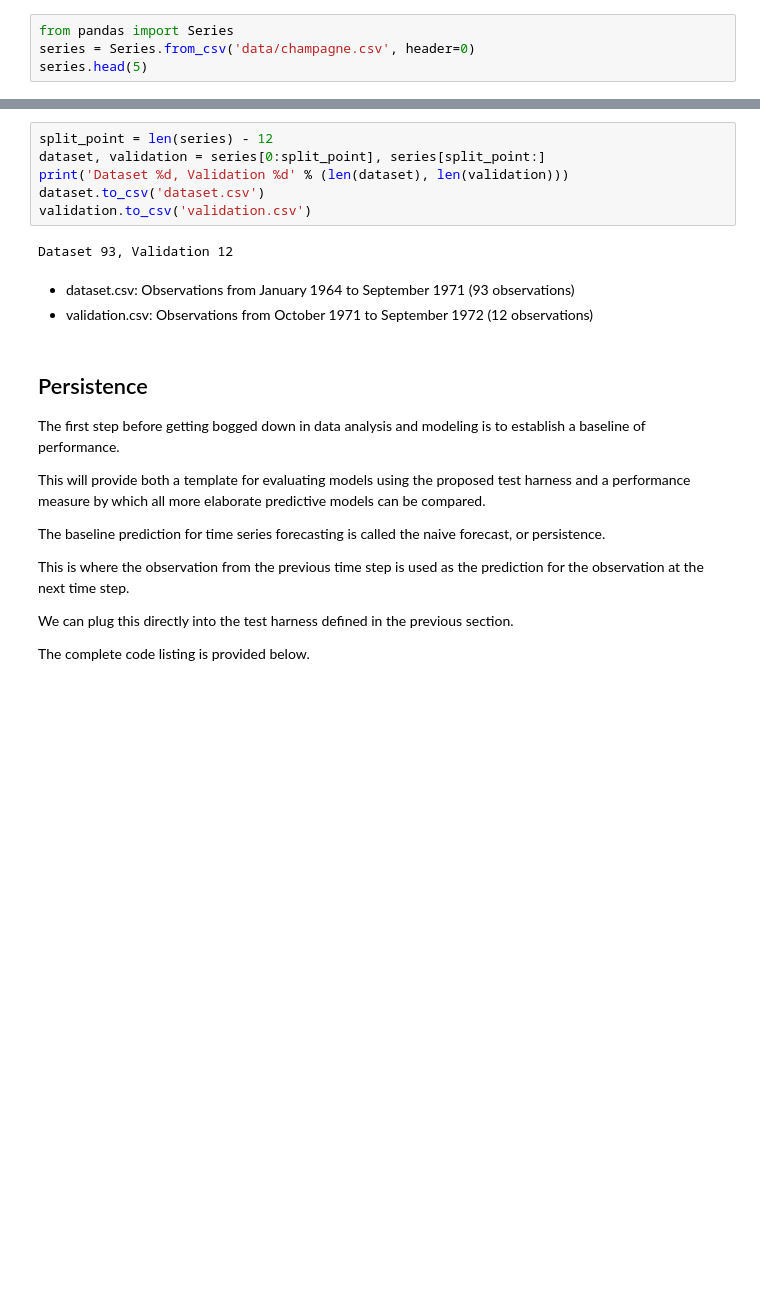
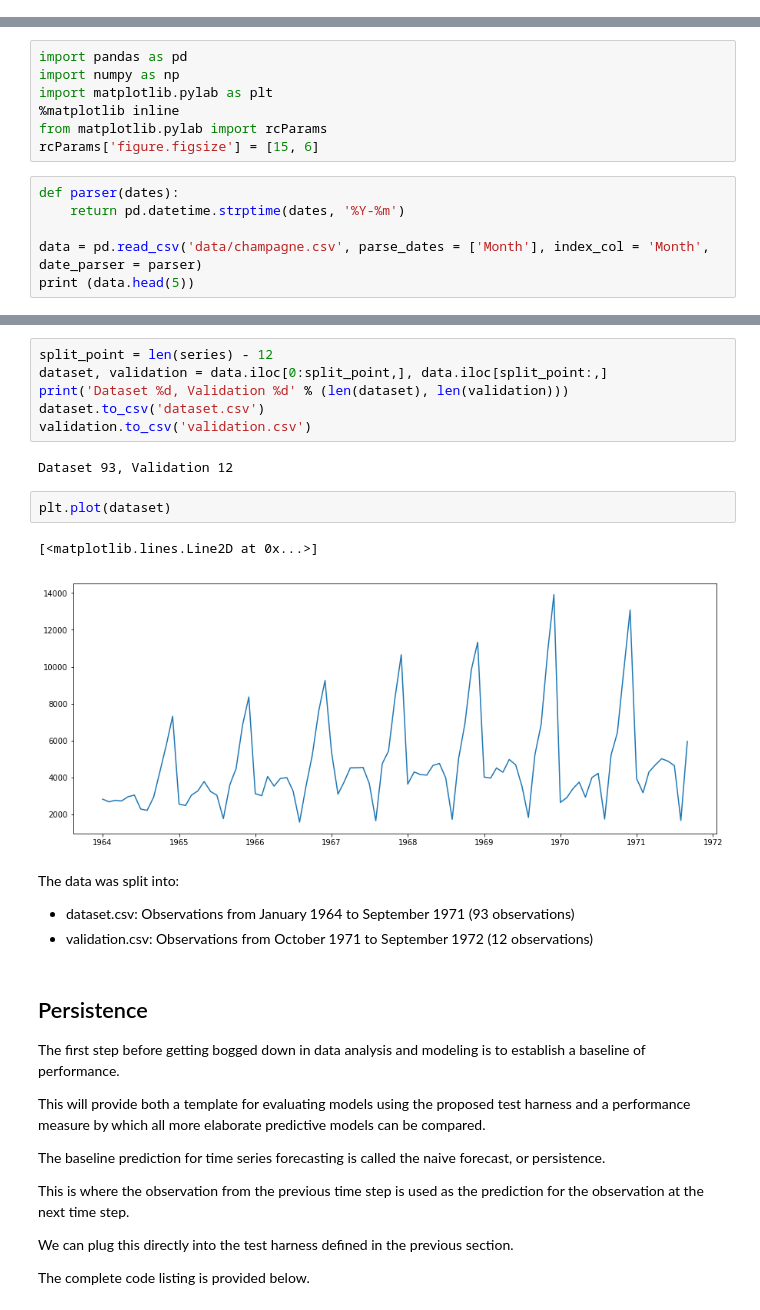
Before and after one commit to xmindata/Time_series, a Jupyter notebook: Practice/Untitled.ipynb, the cells around one changed output, grey strips where cells are left out. Saved outputs shown, nothing was run; the diff lists cells and outputs as text; blank space fills up the shorter version.

Commit message:
Feat: Update the visualisation

```diff
--- a/Practice/Untitled.ipynb
+++ b/Practice/Untitled.ipynb
@@ -24,4 +16,0 @@ The final year of data will be used to validate the final model.
-# %%
-from pandas import Series
-series = Series.from_csv('data/champagne.csv', header=0)
-series.head(5)
@@ -35,0 +17,13 @@ Name: Perrin Freres monthly champagne sales millions ?64-?72, dtype: int64
+# %%
+import pandas as pd
+import numpy as np
+import matplotlib.pylab as plt
+%matplotlib inline
+from matplotlib.pylab import rcParams
+rcParams['figure.figsize'] = [15, 6]
+# %%
+def parser(dates):
+    return pd.datetime.strptime(dates, '%Y-%m')
+
+data = pd.read_csv('data/champagne.csv', parse_dates = ['Month'], index_col = 'Month', date_parser = parser)
+print (data.head(5))
@@ -36,12 +51,18 @@ Name: Perrin Freres monthly champagne sales millions ?64-?72, dtype: int64
 # %%
 split_point = len(series) - 12
-dataset, validation = series[0:split_point], series[split_point:]
+dataset, validation = data.iloc[0:split_point,], data.iloc[split_point:,]
 print('Dataset %d, Validation %d' % (len(dataset), len(validation)))
 dataset.to_csv('dataset.csv')
 validation.to_csv('validation.csv')
 # %% [output]
 Dataset 93, Validation 12
+# %%
+plt.plot(dataset)
+# %% [output]
+[<matplotlib.lines.Line2D at 0x...>]
+[figure, added]
 # %% [markdown]
+The data was split into:
 - dataset.csv: Observations from January 1964 to September 1971 (93 observations)
 - validation.csv: Observations from October 1971 to September 1972 (12 observations)
 # %% [markdown]
```
Also changed, not shown: parts of 6 cells of this notebook, 3 other files.
